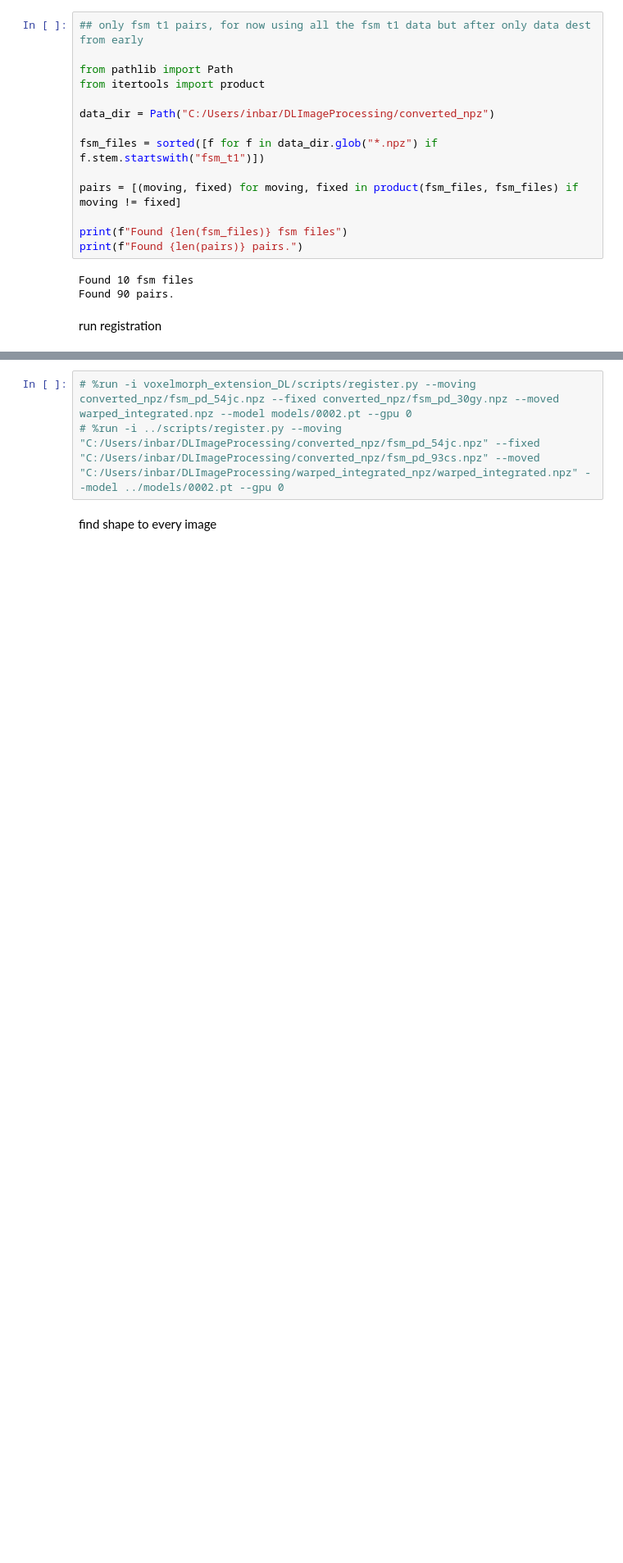
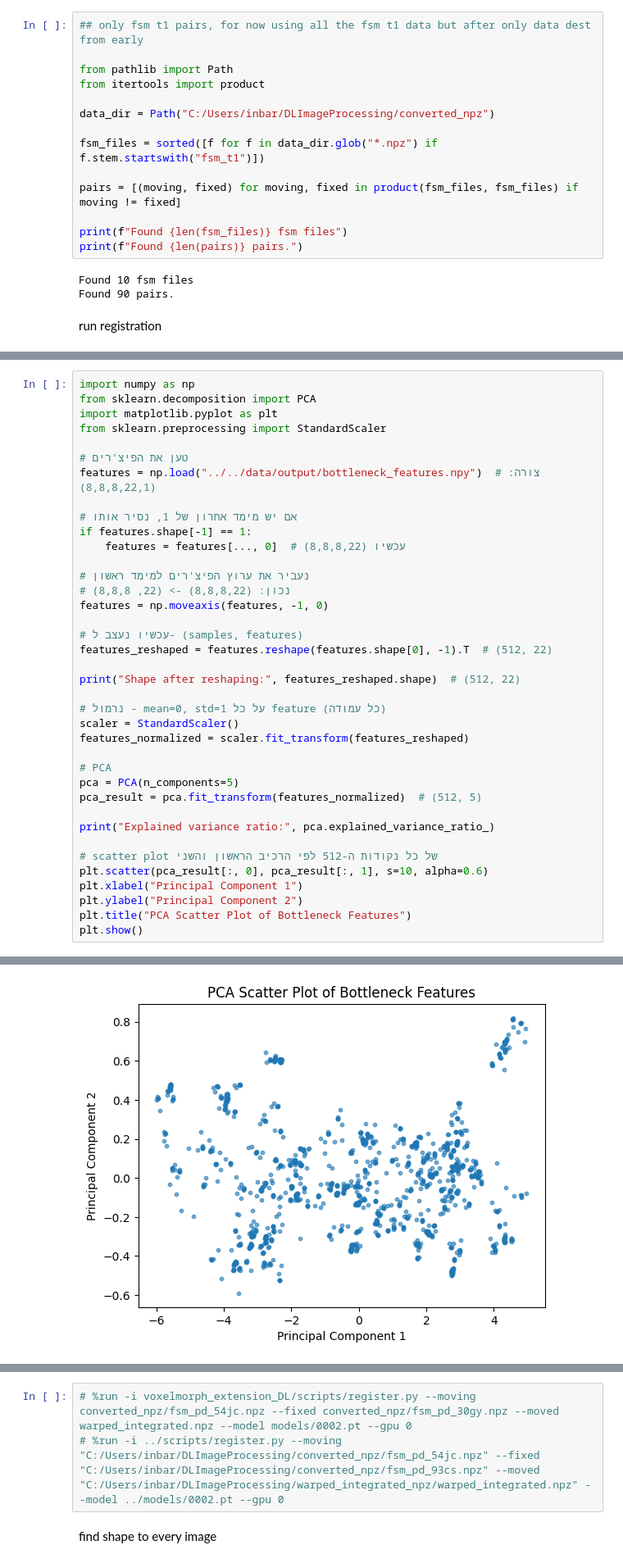
Before and after one commit to natamendelson/voxelmorph_extension_DL, a Jupyter notebook: main/get_started.ipynb, the cells around one changed output, grey strips where cells are left out. Shown at 82% size. Drawn from its saved outputs; the diff is of its cells as text; blank space fills up the shorter version.

Commit message:
PCA bottleneck

```diff
--- a/main/get_started.ipynb
+++ b/main/get_started.ipynb
@@ -186,0 +233,39 @@ saved: C:\Users\inbar\DLImageProcessing\converted_npz\warped_results\warped_fsm_
+# %%
+import numpy as np
+from sklearn.decomposition import PCA
+import matplotlib.pyplot as plt
+from sklearn.preprocessing import StandardScaler
+
+# טען את הפיצ'רים
+features = np.load("../../data/output/bottleneck_features.npy")  # צורה: (8,8,8,22,1)
+
+# אם יש מימד אחרון של 1, נסיר אותו
+if features.shape[-1] == 1:
+    features = features[..., 0]  # עכשיו (8,8,8,22)
+
+# נעביר את ערוץ הפיצ'רים למימד ראשון
+# נכון: (8,8,8,22) -> (22, 8,8,8)
+features = np.moveaxis(features, -1, 0)
+
+# עכשיו נעצב ל- (samples, features)
+features_reshaped = features.reshape(features.shape[0], -1).T  # (512, 22)
+
+print("Shape after reshaping:", features_reshaped.shape)  # (512, 22)
+
+# נרמול - mean=0, std=1 על כל feature (כל עמודה)
+scaler = StandardScaler()
+features_normalized = scaler.fit_transform(features_reshaped)
+
+# PCA
+pca = PCA(n_components=5)
+pca_result = pca.fit_transform(features_normalized)  # (512, 5)
+
+print("Explained variance ratio:", pca.explained_variance_ratio_)
+
+# scatter plot של כל נקודות ה-512 לפי הרכיב הראשון והשני
+plt.scatter(pca_result[:, 0], pca_result[:, 1], s=10, alpha=0.6)
+plt.xlabel("Principal Component 1")
+plt.ylabel("Principal Component 2")
+plt.title("PCA Scatter Plot of Bottleneck Features")
+plt.show()
+# %% [output]
@@ -186,0 +274 @@ saved: C:\Users\inbar\DLImageProcessing\converted_npz\warped_results\warped_fsm_
+[figure, added]
```
Also changed, not shown: parts of 7 cells of this notebook, 3 other files.
